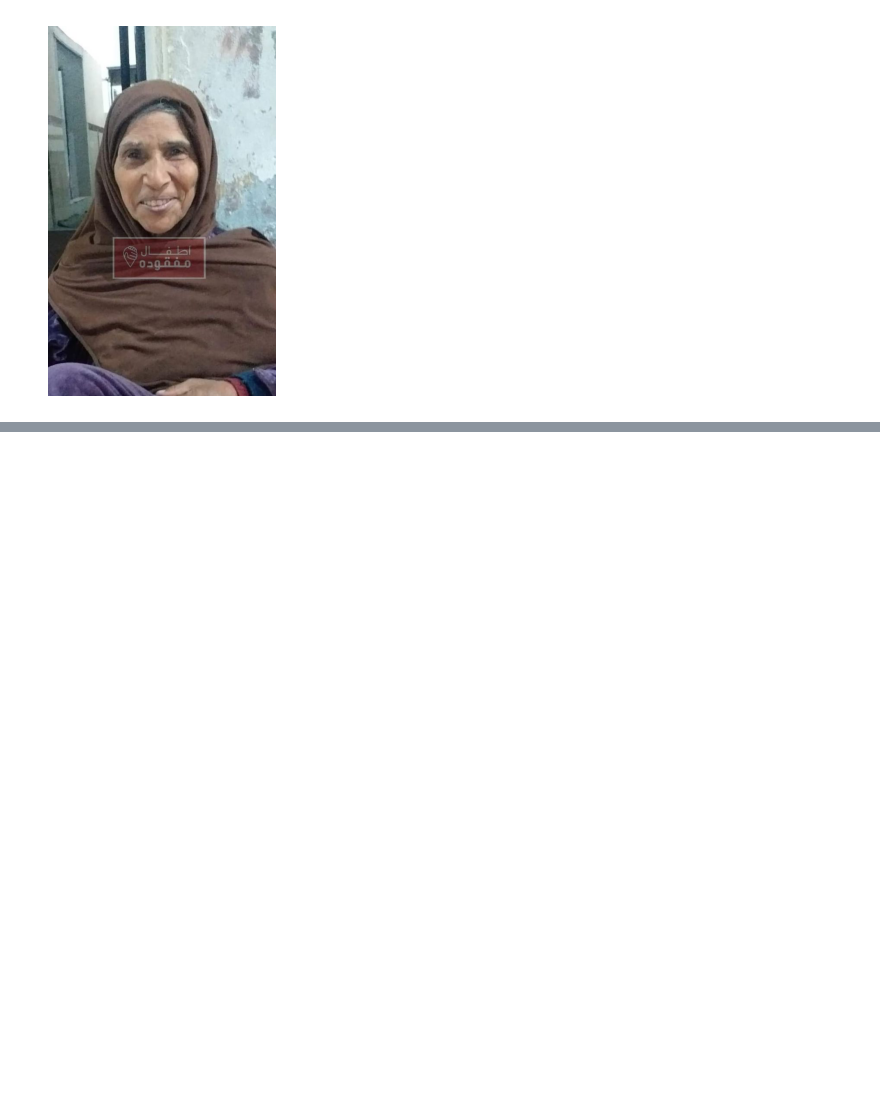
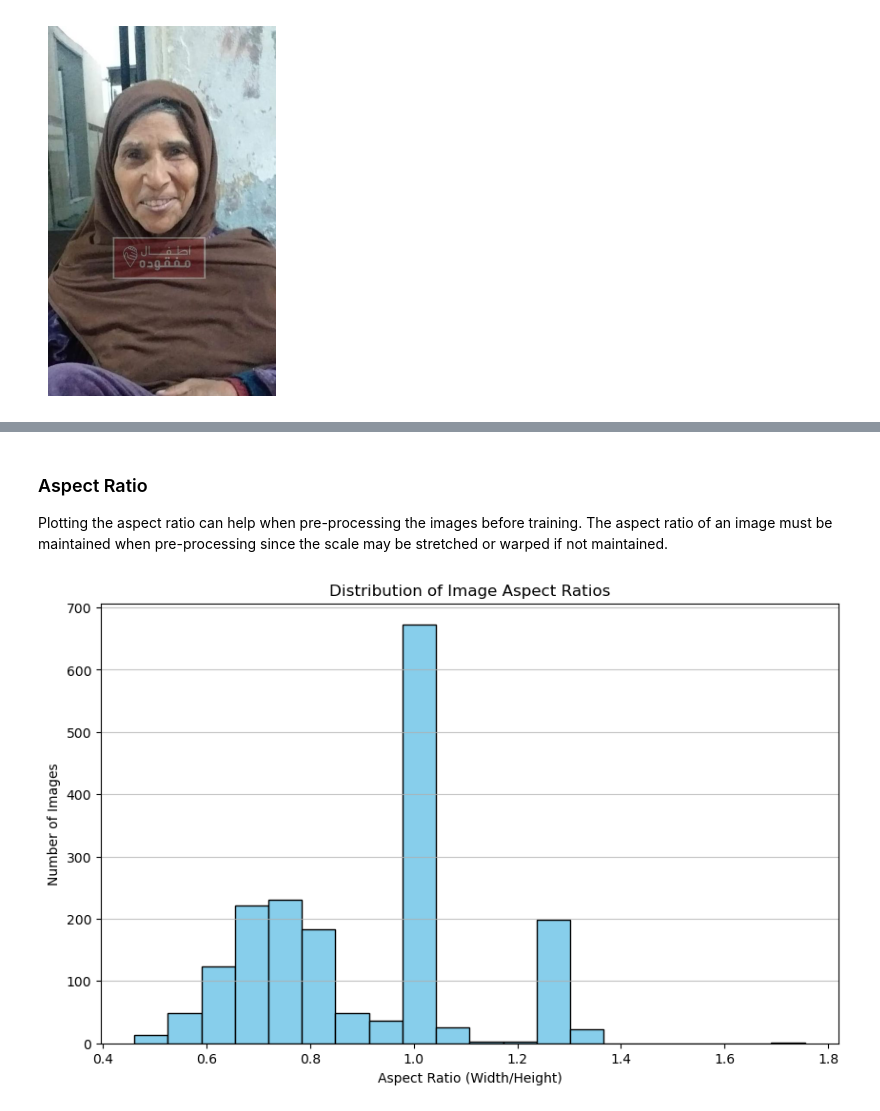
Before and after one commit to BU-Spark/ml-atfal-mafkoda-missing-children, a Jupyter notebook: EDA_Spring_24.ipynb, the cells around one changed output, grey strips where cells are left out. Drawn from its saved outputs; the diff is of its cells as text; code cells hidden in the pictures; blank space fills up the shorter version.

```diff
--- a/EDA_Spring_24.ipynb
+++ b/EDA_Spring_24.ipynb
@@ -270,0 +286,14 @@ for image in ls[:3]:
+# %% [markdown]
+### Aspect Ratio ###
+Plotting the aspect ratio can help when pre-processing the images before training. The aspect ratio of an image must be maintained when pre-processing since the scale may be stretched or warped if not maintained.
+# %%
+aspect_ratios = [np.size(i.images.numpy(), 1)/ np.size(i.images.numpy(), 0) for _, i in enumerate(ds)]
+plt.figure(figsize=(10, 6))
+plt.hist(aspect_ratios, bins=20, color='skyblue', edgecolor='black')
+plt.xlabel('Aspect Ratio (Width/Height)')
+plt.ylabel('Number of Images')
+plt.title('Distribution of Image Aspect Ratios')
+plt.grid(axis='y', alpha=0.75)
+plt.show()
+# %% [output]
+[figure, added]
```
Also changed, not shown: parts of 6 cells of this notebook.
